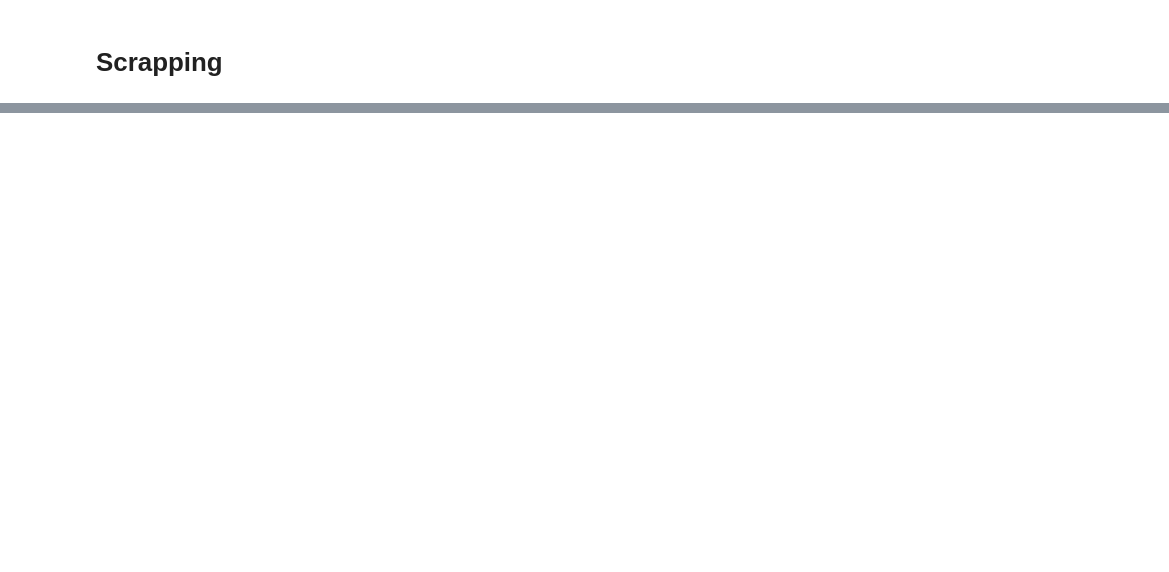
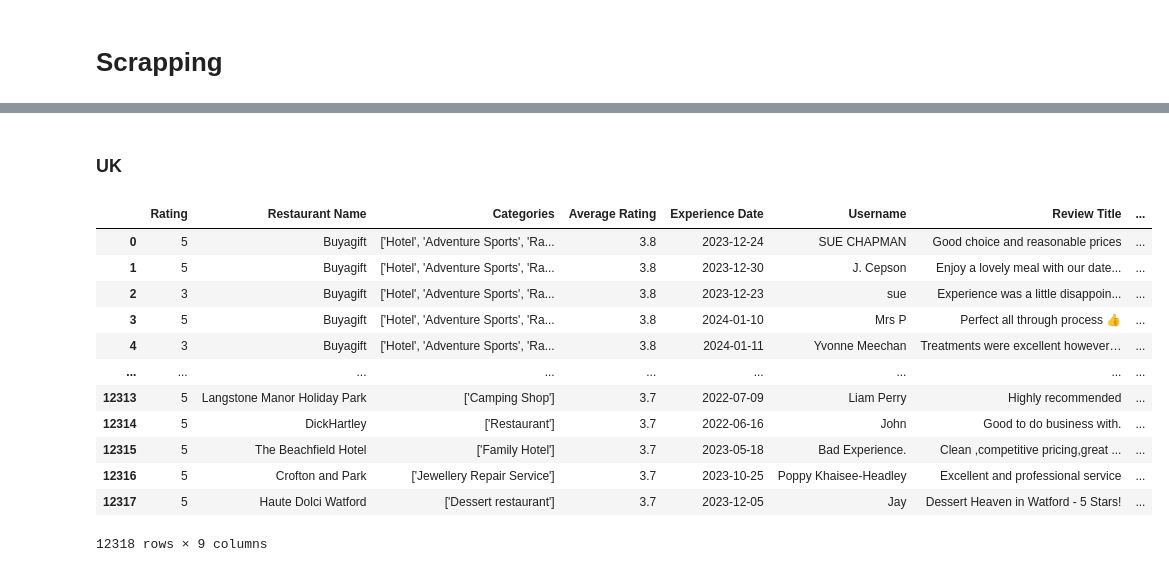
Before and after one commit to Shins0o/nlp-project, a Jupyter notebook: projet_2_cyprien.ipynb, the cells around one changed output, grey strips where cells are left out. Cells and saved outputs as stored; diff of their text form; code cells hidden in the pictures; blank space fills up the shorter version.

```diff
--- a/projet_2_cyprien.ipynb
+++ b/projet_2_cyprien.ipynb
@@ -134,0 +331,19 @@ entering first function
+# %% [markdown]
+### UK
+# %%
+dfuk = pd.read_csv('restaurant_uk_reviews.csv')
+dfuk
+# %% [output]
+|  | Rating | Restaurant Name | Categories | Average Rating | Experience Date | Username | Review Title | ... |
+| 0 | 5 | Buyagift | ['Hotel', 'Adventure Sports', 'Ra... | 3.8 | 2023-12-24 | SUE CHAPMAN | Good choice and reasonable prices | ... |
+| 1 | 5 | Buyagift | ['Hotel', 'Adventure Sports', 'Ra... | 3.8 | 2023-12-30 | J. Cepson | Enjoy a lovely meal with our date... | ... |
+| 2 | 3 | Buyagift | ['Hotel', 'Adventure Sports', 'Ra... | 3.8 | 2023-12-23 | sue | Experience was a little disappoin... | ... |
+| 3 | 5 | Buyagift | ['Hotel', 'Adventure Sports', 'Ra... | 3.8 | 2024-01-10 | Mrs P | Perfect all through process 👍 | ... |
+| 4 | 3 | Buyagift | ['Hotel', 'Adventure Sports', 'Ra... | 3.8 | 2024-01-11 | Yvonne Meechan | Treatments were excellent however… | ... |
+| ... | ... | ... | ... | ... | ... | ... | ... | ... |
+| 12313 | 5 | Langstone Manor Holiday Park | ['Camping Shop'] | 3.7 | 2022-07-09 | Liam Perry | Highly recommended | ... |
+| 12314 | 5 | DickHartley | ['Restaurant'] | 3.7 | 2022-06-16 | John | Good to do business with. | ... |
+| 12315 | 5 | The Beachfield Hotel | ['Family Hotel'] | 3.7 | 2023-05-18 | Bad Experience. | Clean ,competitive pricing,great ... | ... |
+| 12316 | 5 | Crofton and Park | ['Jewellery Repair Service'] | 3.7 | 2023-10-25 | Poppy Khaisee-Headley | Excellent and professional service | ... |
+| 12317 | 5 | Haute Dolci Watford | ['Dessert restaurant'] | 3.7 | 2023-12-05 | Jay | Dessert Heaven in Watford - 5 Stars! | ... |
+12318 rows × 9 columns
```
Also changed, not shown: parts of 22 cells of this notebook, 3 other files.
